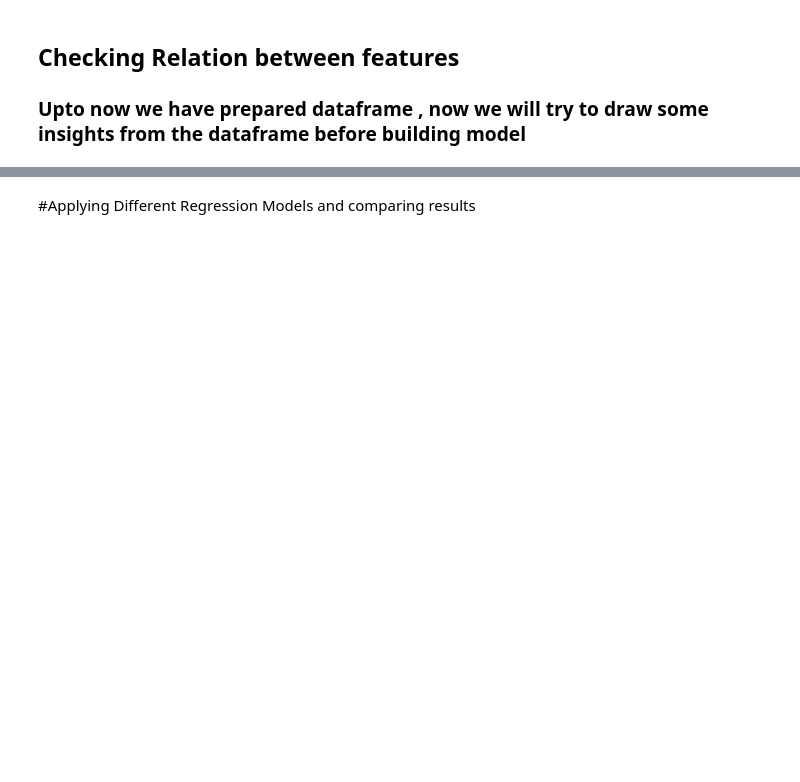
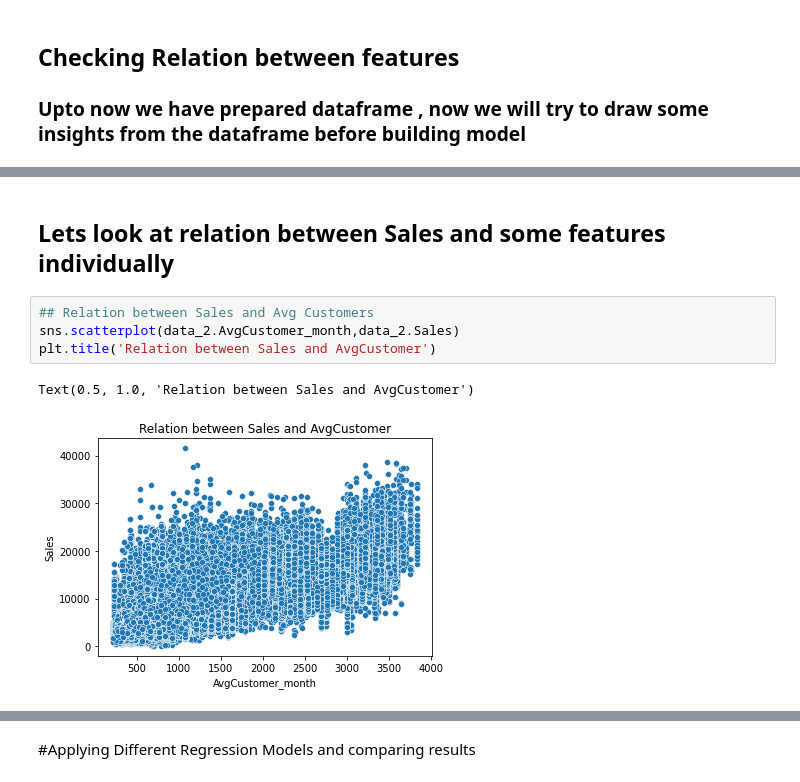
Before and after one commit to Rajashekar-Anumalla/RossmannRetailSales_RegressionAnalysis, a Jupyter notebook: Rossmann_Sales_Prediction_Capstone_Project.ipynb, the cells around one changed output, grey strips where cells are left out. Saved outputs shown, nothing was run; the diff lists cells and outputs as text; blank space fills up the shorter version.

```diff
--- a/Rossmann_Sales_Prediction_Capstone_Project.ipynb
+++ b/Rossmann_Sales_Prediction_Capstone_Project.ipynb
@@ -424,0 +451,9 @@ data_1.tail(5)
+# %% [markdown]
+## Lets look at relation between Sales and some features individually
+# %%
+## Relation between Sales and Avg Customers
+sns.scatterplot(data_2.AvgCustomer_month,data_2.Sales)
+plt.title('Relation between Sales and AvgCustomer')
+# %% [output]
+Text(0.5, 1.0, 'Relation between Sales and AvgCustomer')
+[figure, added]
```
Also changed, not shown: parts of 18 cells of this notebook.
